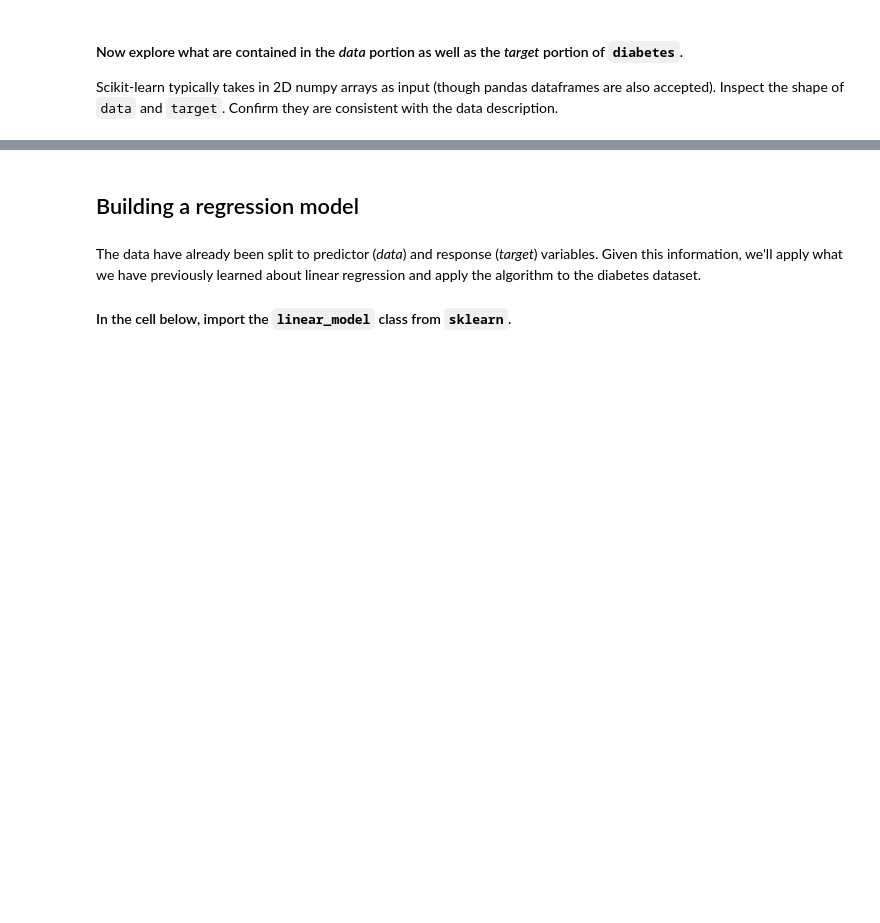
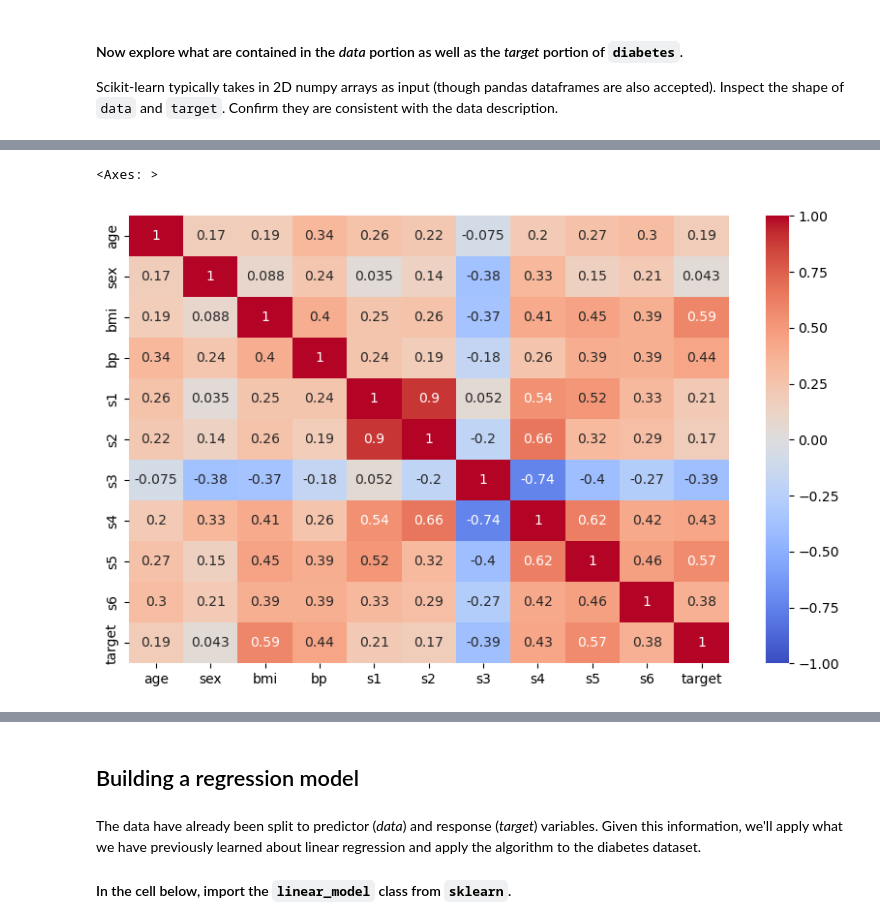
Before and after one commit to danilaviaart-lgtm/ds_curso, a Jupyter notebook: 3-Machine Learning/1-Supervisado/1-Regression/1-Linear_Regression/ejercicios/2 Diabetes.ipynb, the cells around one changed output, grey strips where cells are left out. Cells and saved outputs as stored; diff of their text form; code cells hidden in the pictures; blank space fills up the shorter version.

```diff
--- a/3-Machine Learning/1-Supervisado/1-Regression/1-Linear_Regression/ejercicios/2 Diabetes.ipynb
+++ b/3-Machine Learning/1-Supervisado/1-Regression/1-Linear_Regression/ejercicios/2 Diabetes.ipynb
@@ -83,0 +65,3 @@ print(diabetes.data.shape)
+# %%
+df = pd.DataFrame(diabetes.data, columns=diabetes.feature_names)
+df['target'] = diabetes.target
@@ -133,0 +121,6 @@ np.float64(0.44056293407014124)
+# %%
+plt.figure(figsize=(10, 6))
+sns.heatmap(df.corr(), annot=True,cmap='coolwarm',vmin=-1)
+# %% [output]
+<Axes: >
+[figure, added]
```
Also changed, not shown: parts of 48 cells of this notebook, 9 other files.
